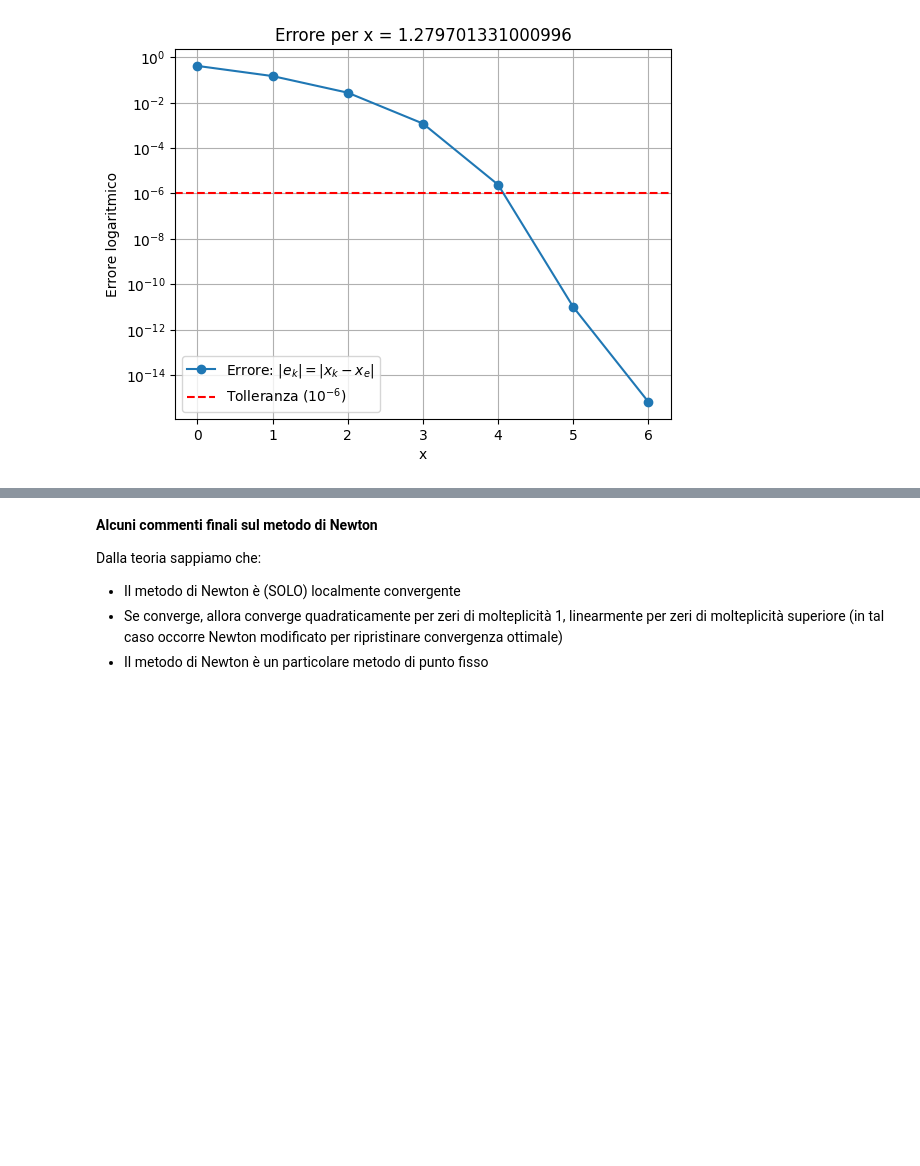
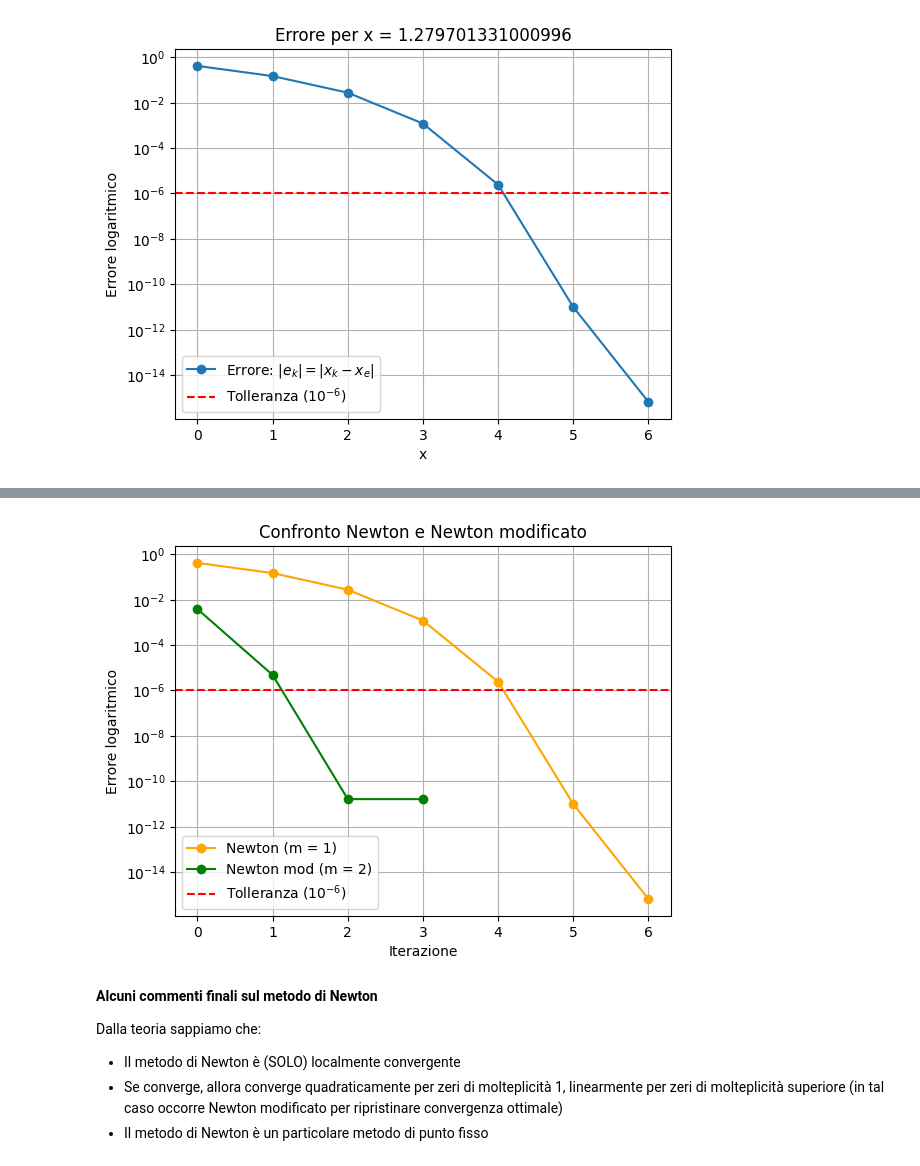
Before and after one commit to marcofossatii05-ui/mani_env, a Jupyter notebook: nonlinear_equations_template.ipynb, the cells around one changed output, grey strips where cells are left out. Drawn from its saved outputs; the diff is of its cells as text; code cells hidden in the pictures; blank space fills up the shorter version.

```diff
--- a/nonlinear_equations_template.ipynb
+++ b/nonlinear_equations_template.ipynb
@@ -356,3 +379,20 @@ xvect_2 = newton_mod (f, df, x0_2, 100, m = 2)
+# %%
+# grafico di confronto newton e newton modificato
+
+plt.figure()
+plt.semilogy(range(len(ervect_1)), ervect_1, 'o-', color = 'orange', label = 'Newton (m = 1)')
+plt.semilogy(range(len(ervect_2)), ervect_2, 'o-', color = 'green', label = 'Newton mod (m = 2)')
+plt.axhline(y = 1e-6, linestyle = '--', color = 'red', label = 'Tolleranza ($10^{-6}$)')
+plt.legend(loc = 'lower left')
+plt.title('Confronto Newton e Newton modificato')
+plt.xlabel('Iterazione')
+plt.ylabel('Errore logaritmico')
+plt.grid(True)
+plt.show()
+
+# nota come newton modificato arrivi a convergenza molto più velocemente
+# %% [output]
+[figure, added]
 # %% [markdown]
 **Alcuni commenti finali sul metodo di Newton**
 
```
Also changed, not shown: parts of 2 cells of this notebook.
